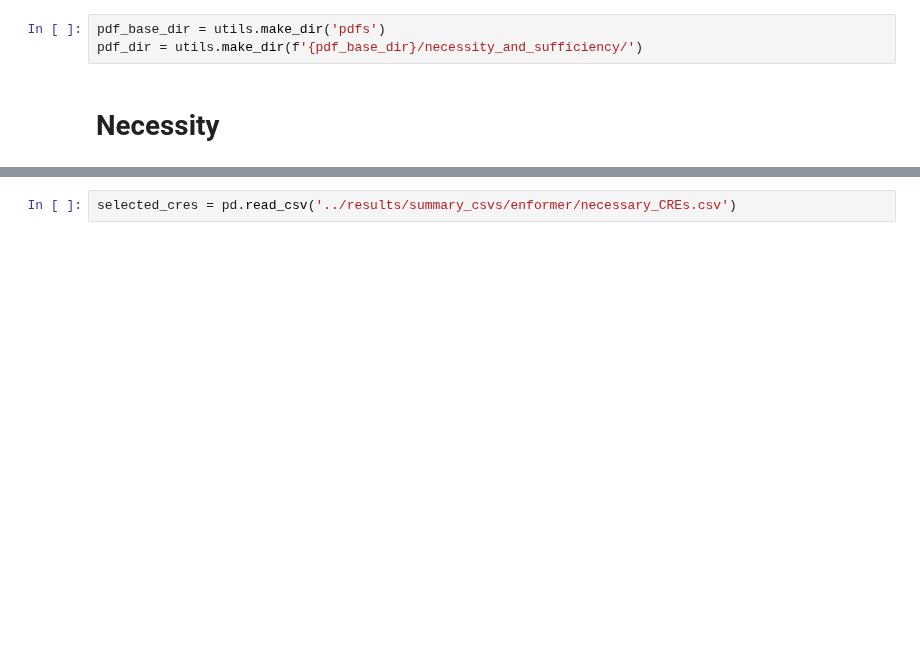
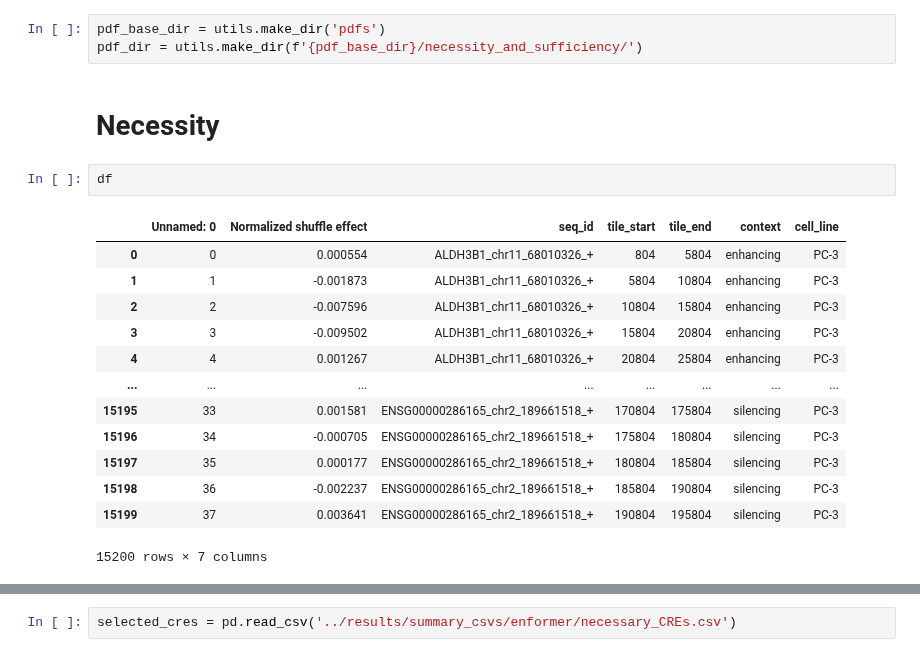
Before and after one commit to p-koo/creme-nn, a Jupyter notebook: figures/sufficiency_necessity.ipynb, the cells around one changed output, grey strips where cells are left out. Cells and saved outputs as stored; diff of their text form; blank space fills up the shorter version.

```diff
--- a/figures/sufficiency_necessity.ipynb
+++ b/figures/sufficiency_necessity.ipynb
@@ -23,3 +23,19 @@ pdf_base_dir = utils.make_dir('pdfs')
 pdf_dir = utils.make_dir(f'{pdf_base_dir}/necessity_and_sufficiency/')
 # %% [markdown]
 # Necessity
+# %%
+df
+# %% [output]
+|  | Unnamed: 0 | Normalized shuffle effect | seq_id | tile_start | tile_end | context | cell_line |
+| 0 | 0 | 0.000554 | ALDH3B1_chr11_68010326_+ | 804 | 5804 | enhancing | PC-3 |
+| 1 | 1 | -0.001873 | ALDH3B1_chr11_68010326_+ | 5804 | 10804 | enhancing | PC-3 |
+| 2 | 2 | -0.007596 | ALDH3B1_chr11_68010326_+ | 10804 | 15804 | enhancing | PC-3 |
+| 3 | 3 | -0.009502 | ALDH3B1_chr11_68010326_+ | 15804 | 20804 | enhancing | PC-3 |
+| 4 | 4 | 0.001267 | ALDH3B1_chr11_68010326_+ | 20804 | 25804 | enhancing | PC-3 |
+| ... | ... | ... | ... | ... | ... | ... | ... |
+| 15195 | 33 | 0.001581 | ENSG00000286165_chr2_189661518_+ | 170804 | 175804 | silencing | PC-3 |
+| 15196 | 34 | -0.000705 | ENSG00000286165_chr2_189661518_+ | 175804 | 180804 | silencing | PC-3 |
+| 15197 | 35 | 0.000177 | ENSG00000286165_chr2_189661518_+ | 180804 | 185804 | silencing | PC-3 |
+| 15198 | 36 | -0.002237 | ENSG00000286165_chr2_189661518_+ | 185804 | 190804 | silencing | PC-3 |
+| 15199 | 37 | 0.003641 | ENSG00000286165_chr2_189661518_+ | 190804 | 195804 | silencing | PC-3 |
+15200 rows × 7 columns
```
Also changed, not shown: parts of 4 cells of this notebook, 15 other files.
